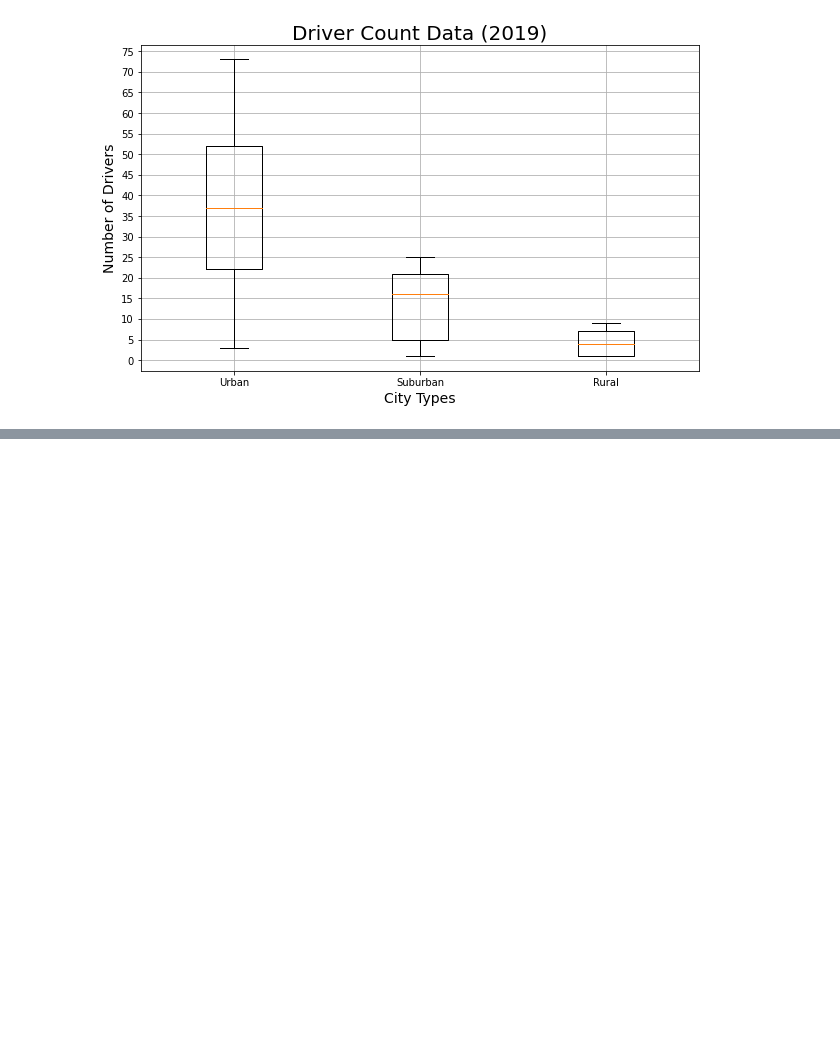
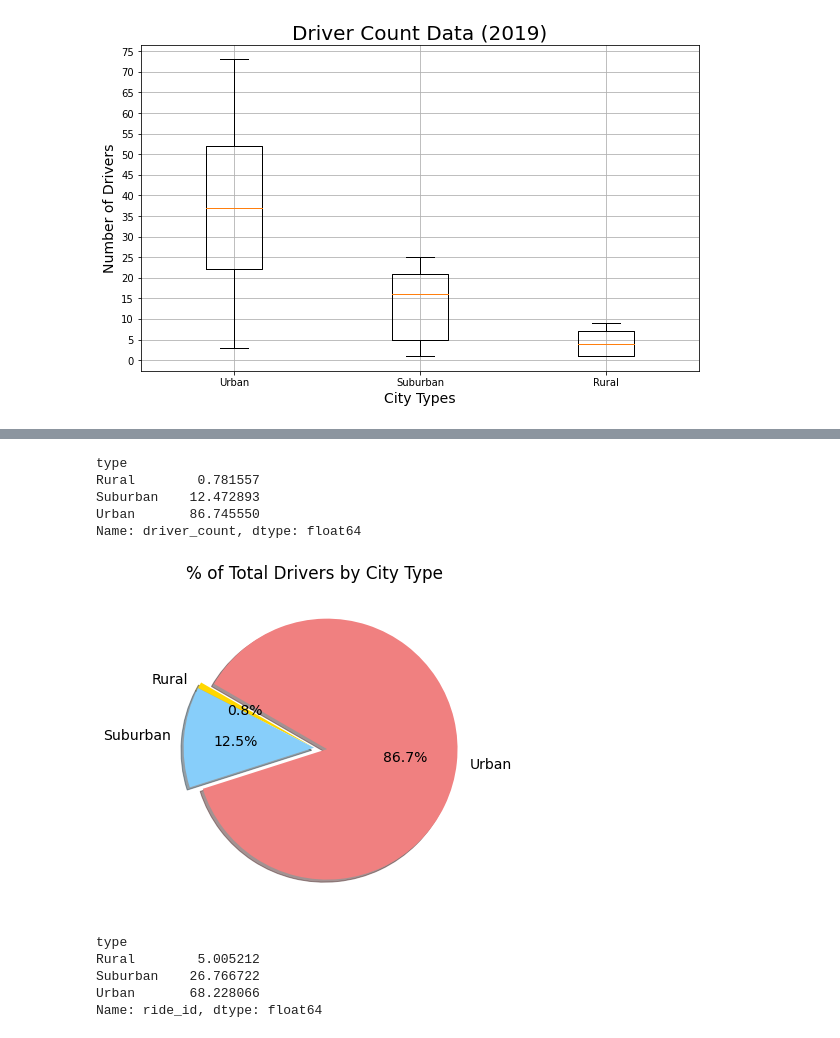
Before and after one commit to DanielaSotoSainz/PyBer_Analysis, a Jupyter notebook: PyBer.ipynb, the cells around one changed output, grey strips where cells are left out. Cells and saved outputs as stored; diff of their text form; code cells hidden in the pictures; blank space fills up the shorter version.

```diff
--- a/PyBer.ipynb
+++ b/PyBer.ipynb
@@ -710,0 +767,40 @@ plt.show()
+# %%
+# Calculate the percentage of driver_count for each city type.
+type_percents = 100 * pyber_data_df.groupby(["type"]).sum()["driver_count"] / pyber_data_df["driver_count"].sum()
+type_percents
+# %% [output]
+type
+Rural        0.781557
+Suburban    12.472893
+Urban       86.745550
+Name: driver_count, dtype: float64
+# %%
+# Import mpl to change the plot configurations using rcParams.
+import matplotlib as mpl
+# Build Pie Chart
+plt.subplots(figsize=(10, 6))
+plt.pie(type_percents,
+    labels=["Rural", "Suburban", "Urban"],
+    colors=["gold", "lightskyblue", "lightcoral"],
+    explode=[0, 0, 0.1],
+    autopct='%1.1f%%',
+    shadow=True, startangle=150)
+plt.title("% of Total Drivers by City Type")
+# Change the default font size from 10 to 14.
+mpl.rcParams['font.size'] = 14
+# Save Figure
+plt.savefig("analysis/Fig6.png")
+# Show Figure
+plt.show()
+# %% [output]
+[figure, added]
+# %%
+# Calculate the percentage of ride_id for each city type.
+type_percents = 100 * pyber_data_df.groupby(["type"]).sum()["ride_id"] / pyber_data_df["ride_id"].sum()
+type_percents
+# %% [output]
+type
+Rural        5.005212
+Suburban    26.766722
+Urban       68.228066
+Name: ride_id, dtype: float64
```
Also changed, not shown: parts of 6 cells of this notebook, 3 other files.
